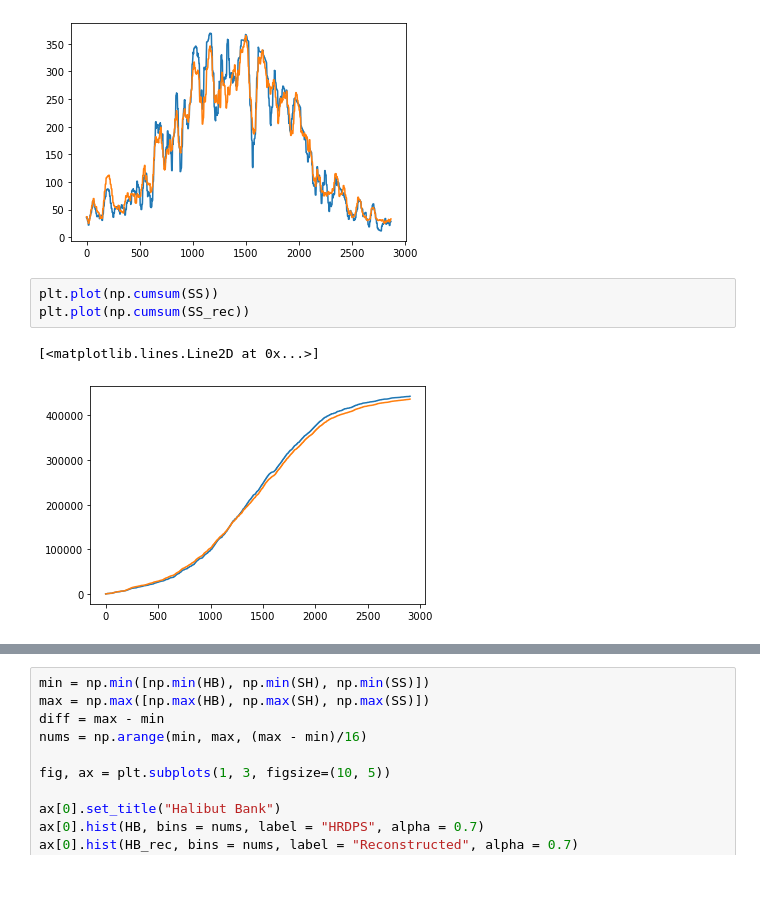
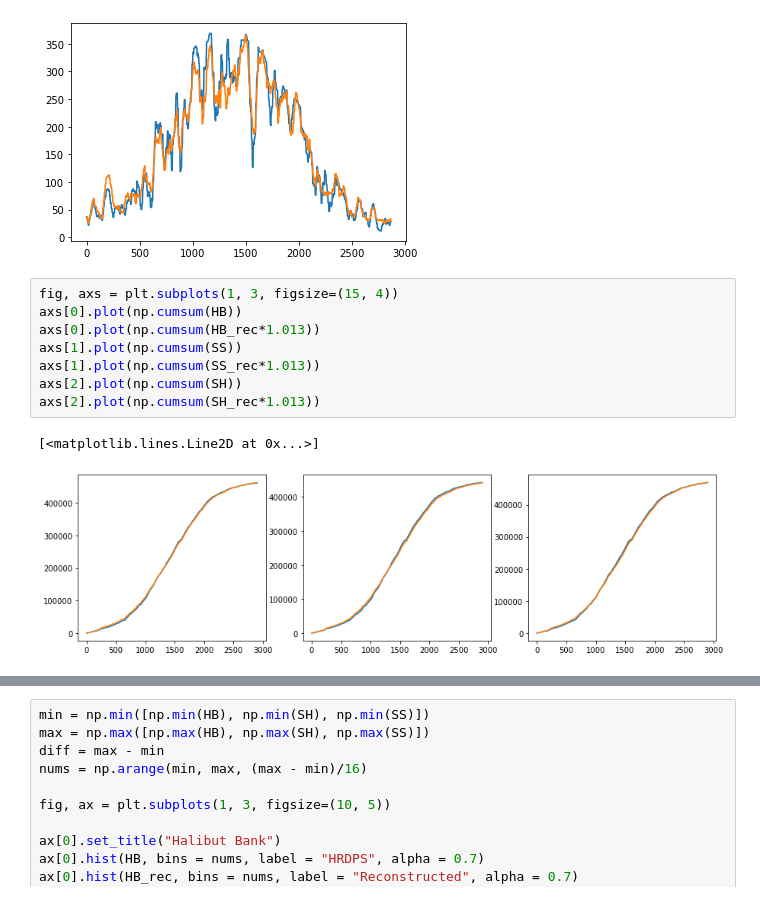
Before and after one commit to UBC-MOAD/analysis-armaan, a Jupyter notebook: notebooks/generalPredictions4-solar.ipynb, the cells around one changed output, grey strips where cells are left out. Cells and saved outputs as stored; diff of their text form.

```diff
--- a/notebooks/generalPredictions4-solar.ipynb
+++ b/notebooks/generalPredictions4-solar.ipynb
@@ -480,8 +486,13 @@ plt.plot(moving_average(HB_rec,40))
 [<matplotlib.lines.Line2D at 0x...>]
 [figure]
 # %%
-plt.plot(np.cumsum(SS))
-plt.plot(np.cumsum(SS_rec))
+fig, axs = plt.subplots(1, 3, figsize=(15, 4))
+axs[0].plot(np.cumsum(HB))
+axs[0].plot(np.cumsum(HB_rec*1.013))
+axs[1].plot(np.cumsum(SS))
+axs[1].plot(np.cumsum(SS_rec*1.013))
+axs[2].plot(np.cumsum(SH))
+axs[2].plot(np.cumsum(SH_rec*1.013))
 # %% [output]
 [<matplotlib.lines.Line2D at 0x...>]
-[figure, old version]
+[figure, new version]
```
Also changed, not shown: parts of 6 cells of this notebook, 2 other files.
